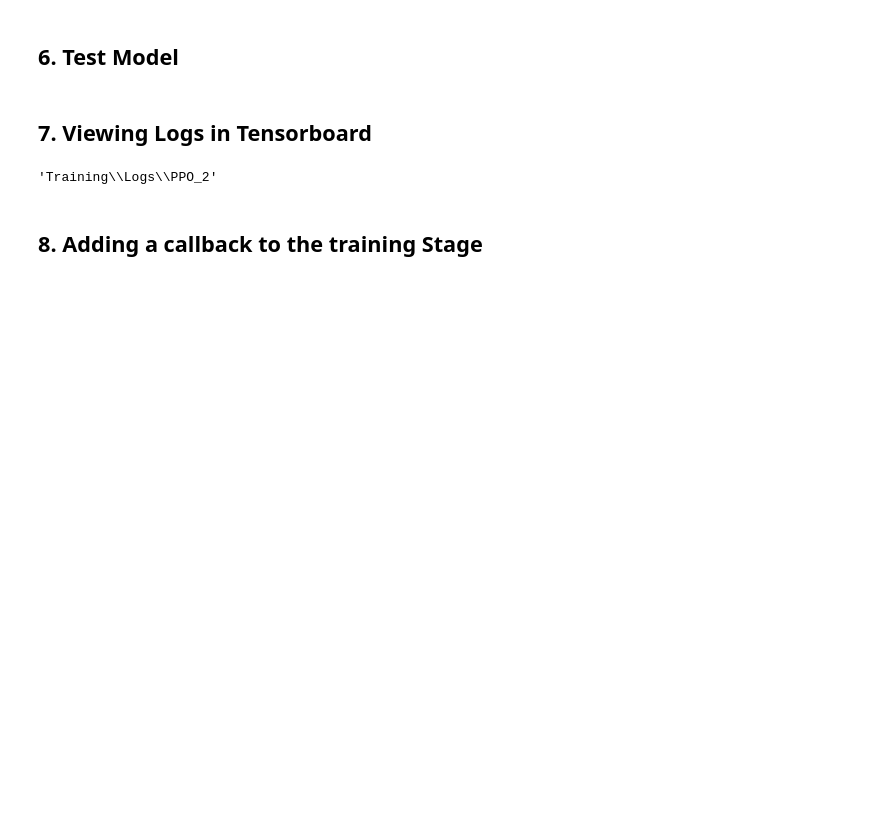
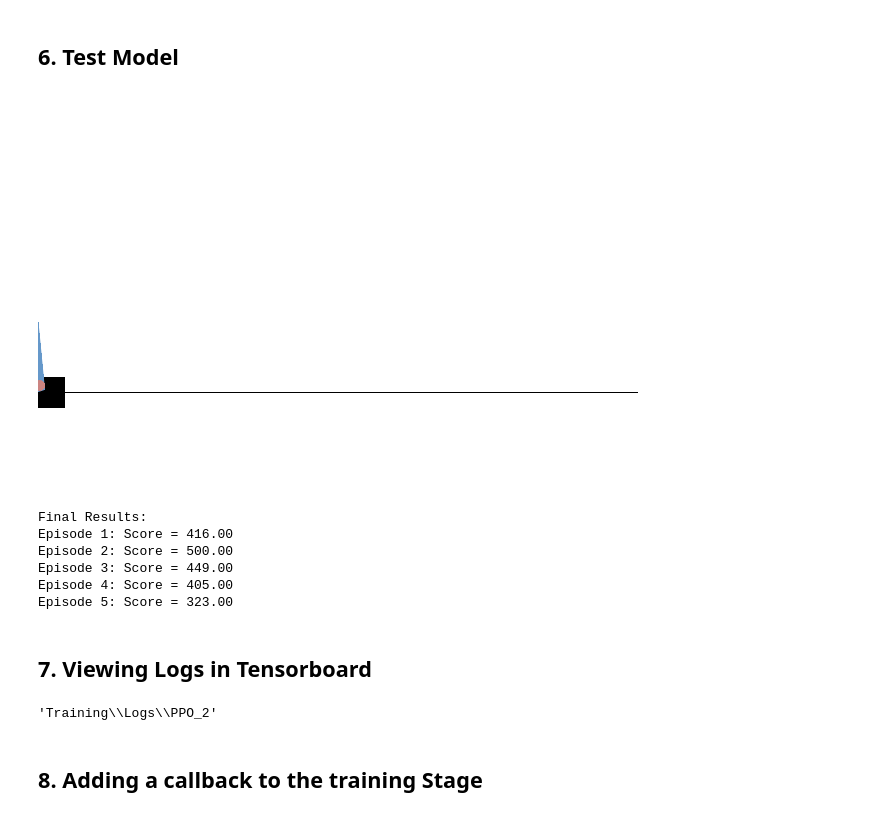
Before and after one commit to Dyresty/Reinforcement-Learning-Basics, a Jupyter notebook: Main Introduction.ipynb, the cells around one changed output. Cells and saved outputs as stored; diff of their text form; code cells hidden in the pictures; blank space fills up the shorter version.

```diff
--- a/Main Introduction.ipynb
+++ b/Main Introduction.ipynb
@@ -230,6 +189,6 @@ Logging to log_path\PPO_2
 # %% [markdown]
 ## 4. Save and Reload Model
 # %%
-PPO_Path = os.path.join('Training','Saved Models','PPO_Model_Cartpole')
+PPO_Path = os.path.join('Training','Saved Models','PPO_20K_Cartpole')
 # %%
 model.save(PPO_Path)
@@ -244,2 +201,5 @@ PPO_Path
+# %%
+env = gym.make("CartPole-v1", render_mode="rgb_array")
+env = DummyVecEnv([lambda: env])
 # %%
 model = PPO.load(PPO_Path, env=env, device='cpu')
@@ -284,29 +214,46 @@ env.close()
 # %% [markdown]
 ## 6. Test Model
 # %%
+# Wrap the environment in a VecEnv
+env = DummyVecEnv([lambda: gym.make("CartPole-v1", render_mode="rgb_array")])
+
 episodes = 5
+episode_scores = []
 
 for episode in range(1, episodes + 1):
-    obs = env.reset()
+    state = env.reset()
     done = False
     score = 0
 
     while not done:
+        frame = env.get_images()[0]  # Extract frame correctly
+        frame = cv2.cvtColor(frame, cv2.COLOR_RGB2BGR)  # Convert RGB to BGR
+        img = Image.fromarray(frame)
+        clear_output(wait=True)
+        display(img)
 
-        frame = env.render()
-        # Convert RGB to BGR (OpenCV uses BGR format)
-        frame = cv2.cvtColor(frame, cv2.COLOR_RGB2BGR)
-        # Display using OpenCV
-        cv2.imshow("CartPole", frame)
-        cv2.waitKey(20)  # 1ms delay
+        # Select an action using the trained model
+        action, _ = model.predict(state)
 
-        action, _ = model.predict(obs)
-        obs, reward, done, info = env.step(action)
+        # Take a step in the environment
+        state, reward, done, info = env.step(action)
         score += reward
+    episode_scores.append(score)
 
-    print(f'Episode: {episode}, Score: {score}')
+env.close()
 
-cv2.destroyAllWindows()
+# Print all episodes' scores
+print("\nFinal Results:")
+for i, score in enumerate(episode_scores, start=1):
+    print(f"Episode {i}: Score = {score.item():.2f}")
+# %% [output]
+[figure, added]
+Final Results:
+Episode 1: Score = 416.00
+Episode 2: Score = 500.00
+Episode 3: Score = 449.00
+Episode 4: Score = 405.00
+Episode 5: Score = 323.00
 # %%
 obs = env.reset()
 # %%
```
Also changed, not shown: parts of 23 cells of this notebook, 8 other files.
